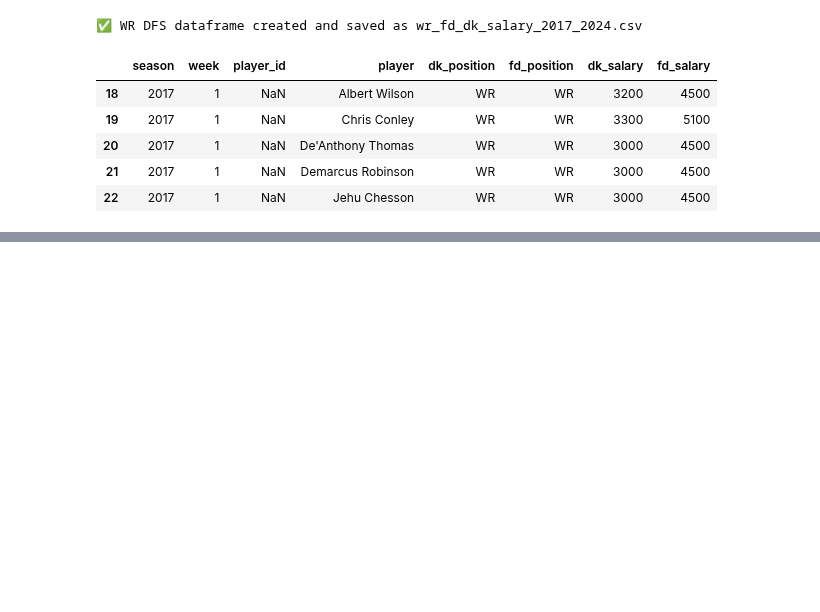
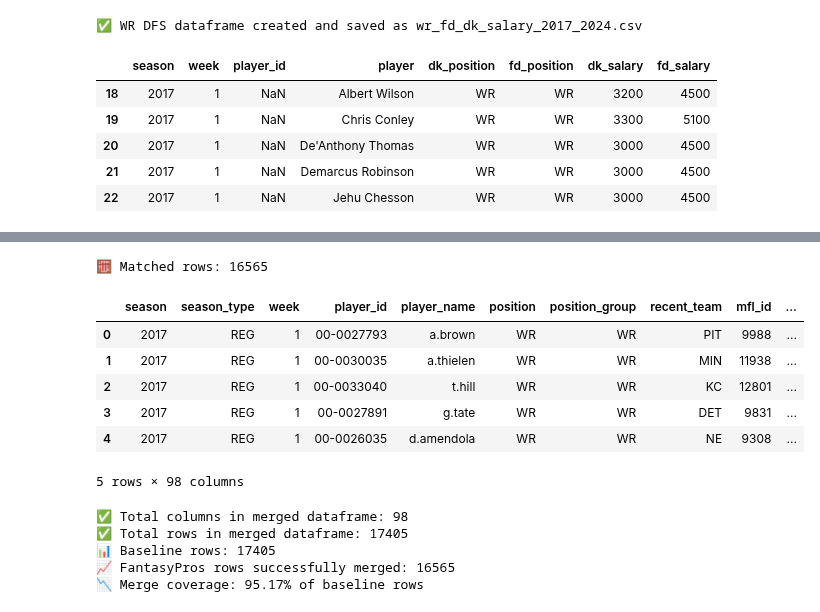
Before and after one commit to ARCtechmo/fanfav, a Jupyter notebook: wr_df.ipynb, the cells around one changed output, grey strips where cells are left out. Cells and saved outputs as stored; diff of their text form; code cells hidden in the pictures; blank space fills up the shorter version.

Commit message:
started the merge process; data cleaning and normalization of the nfl python baseline and fantasypros dataframes; successfully merged both dataframes; next do the odds lines

```diff
--- a/wr_df.ipynb
+++ b/wr_df.ipynb
@@ -3239,0 +3277,5 @@ Shape: 20985 rows × 8 columns
+# %%
+wr_adv_fpts_rost_rz_merged_df_sorted = clean_percentage_columns(
+    wr_adv_fpts_rost_rz_merged_df_sorted,
+    ['ROST', 'REC PCT_rz', 'TGT PCT_rz']
+)
@@ -3240,2 +3294,64 @@ Shape: 20985 rows × 8 columns
+# %%
+# WR baseline: strip '.0' from fantasypros_id
+wr_ids_ngs_pfr_stats_sorted_normalized['fantasypros_id'] = (
+    wr_ids_ngs_pfr_stats_sorted_normalized['fantasypros_id']
+    .str.replace(r'\.0$', '', regex=True)
+)
+
+# FantasyPros: lowercase and trim
+wr_adv_fpts_rost_rz_merged_df_sorted_normalized['FantasyPros_ID'] = (
+    wr_adv_fpts_rost_rz_merged_df_sorted_normalized['FantasyPros_ID']
+    .str.strip().str.lower()
+)
+# %%
+matches = wr_ids_ngs_pfr_stats_sorted_normalized.merge(
+    wr_adv_fpts_rost_rz_merged_df_sorted_normalized,
+    how='inner',
+    left_on=['fantasypros_id', 'season', 'week'],
+    right_on=['FantasyPros_ID', 'Year', 'Week']
+)
+print(f"🧮 Matched rows: {len(matches)}")
+# %% [output]
+🧮 Matched rows: 16565
+# %%
+# Step 1: Merge and rename
+wr_nfl_py_fp_normalized_merged = wr_ids_ngs_pfr_stats_sorted_normalized.merge(
+    wr_adv_fpts_rost_rz_merged_df_sorted_normalized,
+    how='left',
+    left_on=['fantasypros_id', 'season', 'week'],
+    right_on=['FantasyPros_ID', 'Year', 'Week']
+)
+
+# Step 2: Display first 5 rows
+display(wr_nfl_py_fp_normalized_merged.head())
+
+# Step 3: Validation checks
+total_columns = wr_nfl_py_fp_normalized_merged.shape[1]
+total_rows = wr_nfl_py_fp_normalized_merged.shape[0]
+baseline_rows = wr_ids_ngs_pfr_stats_sorted_normalized.shape[0]
+merged_rows = wr_nfl_py_fp_normalized_merged['FantasyPros_ID'].notna().sum()
+merge_pct = round(merged_rows / baseline_rows * 100, 2)
+
+print(f"✅ Total columns in merged dataframe: {total_columns}")
+print(f"✅ Total rows in merged dataframe: {total_rows}")
+print(f"📊 Baseline rows: {baseline_rows}")
+print(f"📈 FantasyPros rows successfully merged: {merged_rows}")
+print(f"📉 Merge coverage: {merge_pct}% of baseline rows")
+
+# Step 4: Output to CSV
+wr_nfl_py_fp_normalized_merged.to_csv("wr_nfl_py_fp_normalized_merged.csv", index=False)
+# %% [output]
+|  | season | season_type | week | player_id | player_name | position | position_group | recent_team | mfl_id | ... |
+| 0 | 2017 | REG | 1 | 00-0027793 | a.brown | WR | WR | PIT | 9988 | ... |
+| 1 | 2017 | REG | 1 | 00-0030035 | a.thielen | WR | WR | MIN | 11938 | ... |
+| 2 | 2017 | REG | 1 | 00-0033040 | t.hill | WR | WR | KC | 12801 | ... |
+| 3 | 2017 | REG | 1 | 00-0027891 | g.tate | WR | WR | DET | 9831 | ... |
+| 4 | 2017 | REG | 1 | 00-0026035 | d.amendola | WR | WR | NE | 9308 | ... |
+5 rows × 98 columns
+✅ Total columns in merged dataframe: 98
+✅ Total rows in merged dataframe: 17405
+📊 Baseline rows: 17405
+📈 FantasyPros rows successfully merged: 16565
+📉 Merge coverage: 95.17% of baseline rows
 # %%
 # next tasks:
```
Also changed, not shown: parts of 21 cells of this notebook.
